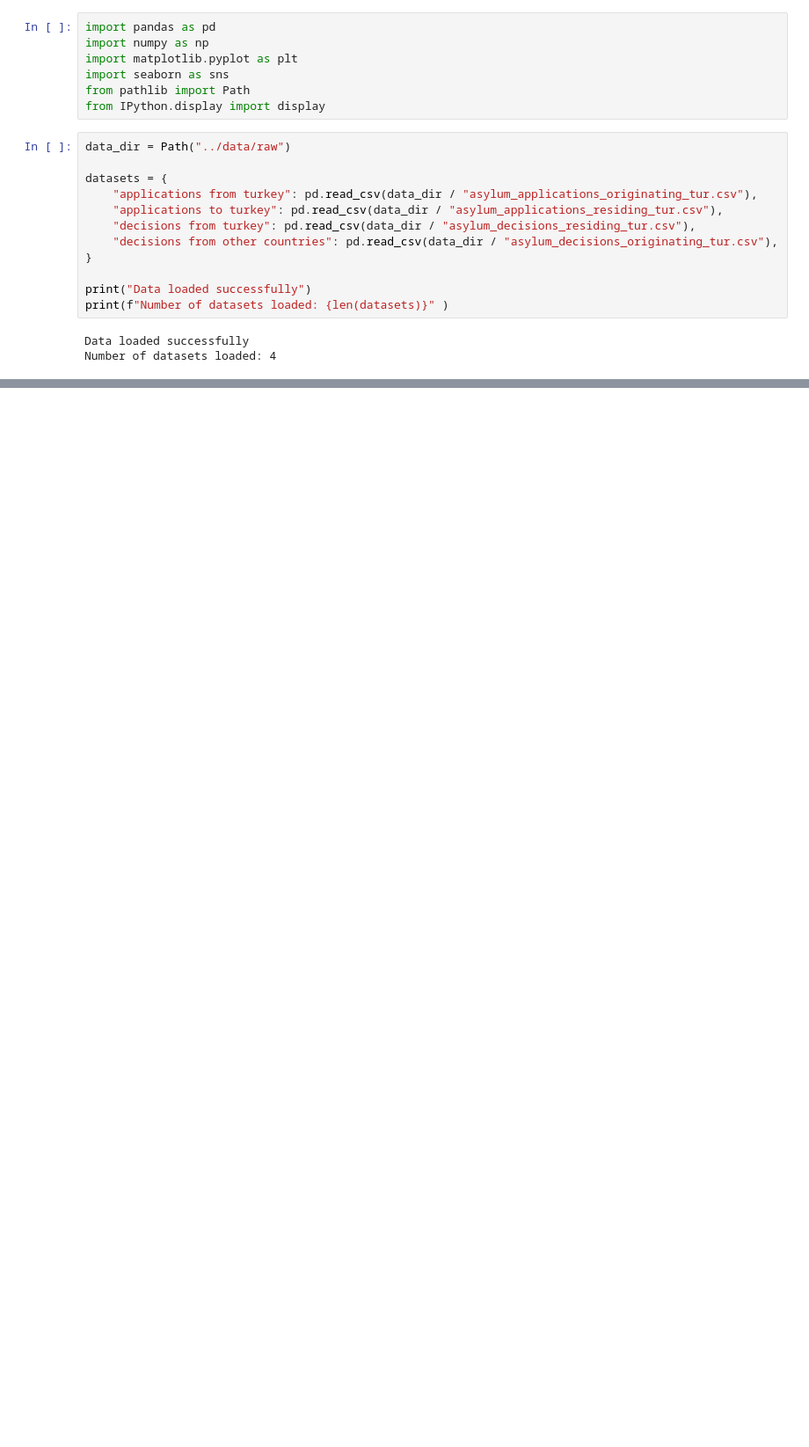
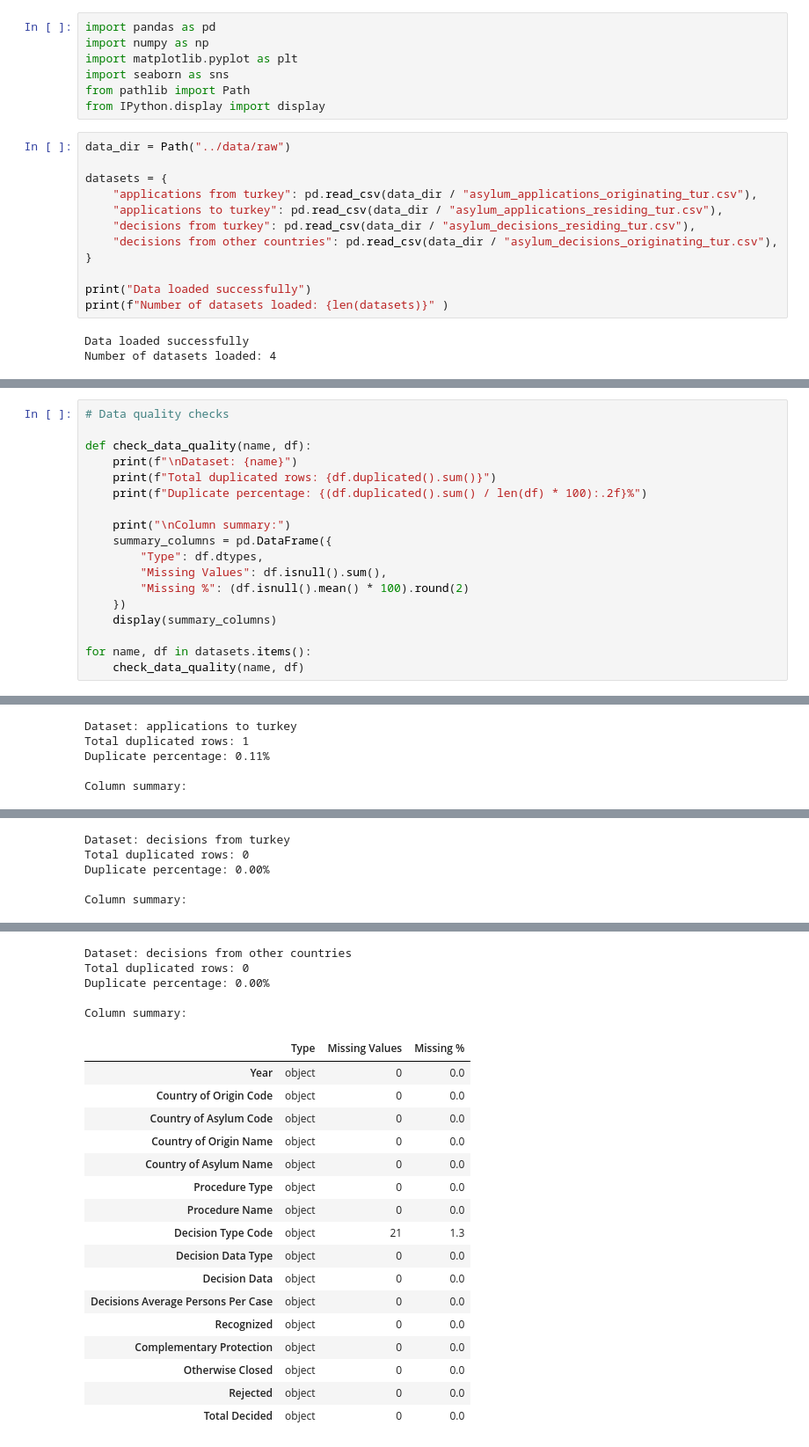
Before and after one commit to oganbayril/turkey-migration-analysis, a Jupyter notebook: notebooks/01_data_exploration.ipynb, the cells around one changed output, grey strips where cells are left out. Shown at 88% size. Drawn from its saved outputs; the diff is of its cells as text; blank space fills up the shorter version.

```diff
--- a/notebooks/01_data_exploration.ipynb
+++ b/notebooks/01_data_exploration.ipynb
@@ -123,0 +85,19 @@ First few rows:
+# %%
+# Data quality checks
+
+def check_data_quality(name, df):
+    print(f"\nDataset: {name}")
+    print(f"Total duplicated rows: {df.duplicated().sum()}")
+    print(f"Duplicate percentage: {(df.duplicated().sum() / len(df) * 100):.2f}%")
+
+    print("\nColumn summary:")
+    summary_columns = pd.DataFrame({
+        "Type": df.dtypes,
+        "Missing Values": df.isnull().sum(),
+        "Missing %": (df.isnull().mean() * 100).round(2)
+    })
+    display(summary_columns)
+
+for name, df in datasets.items():
+    check_data_quality(name, df)
+# %% [output]
@@ -123,0 +123,5 @@ First few rows:
+Dataset: applications to turkey
+Total duplicated rows: 1
+Duplicate percentage: 0.11%
+
+Column summary:
@@ -123,0 +142,5 @@ First few rows:
+Dataset: decisions from turkey
+Total duplicated rows: 0
+Duplicate percentage: 0.00%
+
+Column summary:
@@ -123,0 +164,22 @@ First few rows:
+Dataset: decisions from other countries
+Total duplicated rows: 0
+Duplicate percentage: 0.00%
+
+Column summary:
+|  | Type | Missing Values | Missing % |
+| Year | object | 0 | 0.0 |
+| Country of Origin Code | object | 0 | 0.0 |
+| Country of Asylum Code | object | 0 | 0.0 |
+| Country of Origin Name | object | 0 | 0.0 |
+| Country of Asylum Name | object | 0 | 0.0 |
+| Procedure Type | object | 0 | 0.0 |
+| Procedure Name | object | 0 | 0.0 |
+| Decision Type Code | object | 21 | 1.3 |
+| Decision Data Type | object | 0 | 0.0 |
+| Decision Data | object | 0 | 0.0 |
+| Decisions Average Persons Per Case | object | 0 | 0.0 |
+| Recognized | object | 0 | 0.0 |
+| Complementary Protection | object | 0 | 0.0 |
+| Otherwise Closed | object | 0 | 0.0 |
+| Rejected | object | 0 | 0.0 |
+| Total Decided | object | 0 | 0.0 |
```
Also changed, not shown: parts of 3 cells of this notebook.
